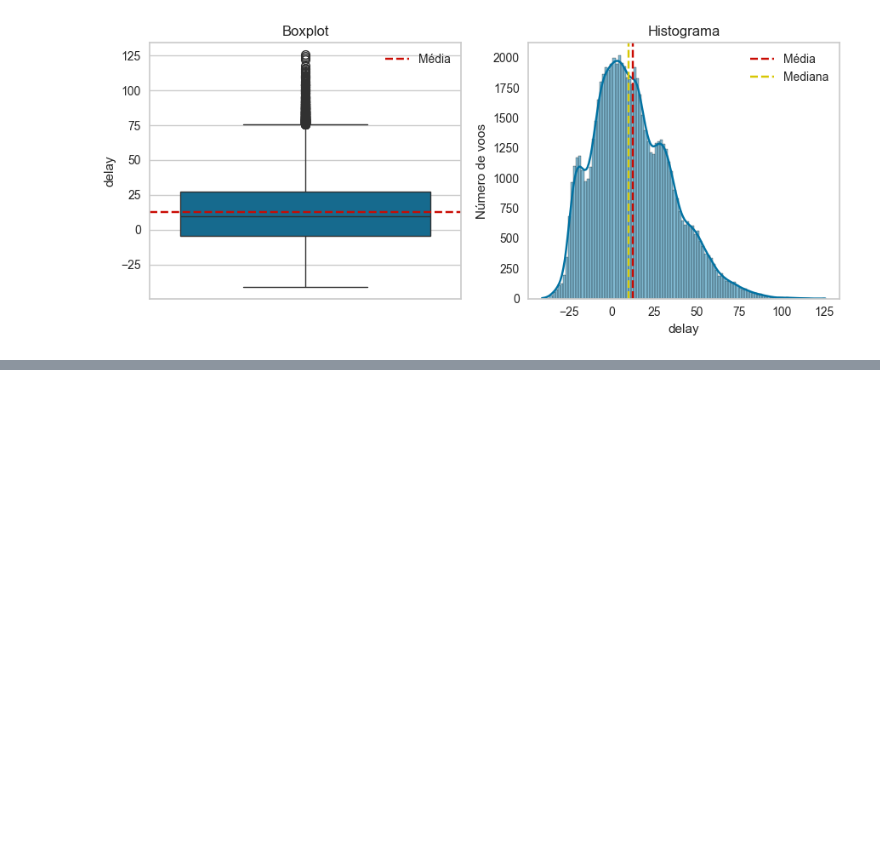
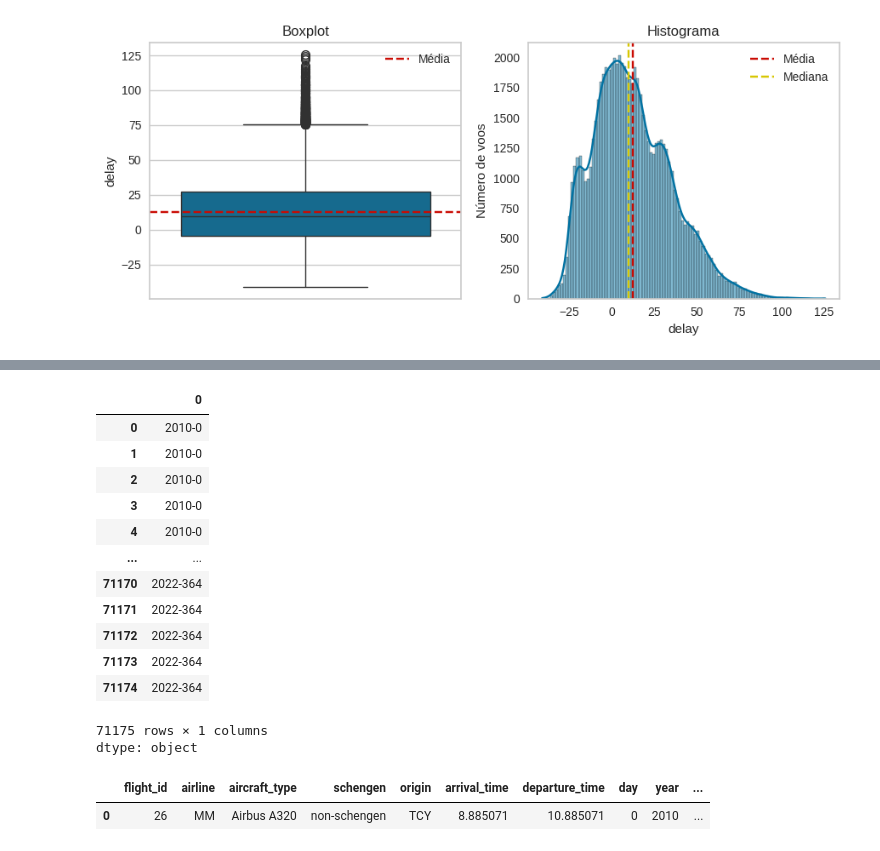
Before and after one commit to moises-rb/DS_ONE, a Jupyter notebook: Estatistica_MachineLearning/7 - IA_Aumentada_Prevendo_Atrasos_Voos/Projeto_AtrasoEmVoos.ipynb, the cells around one changed output, grey strips where cells are left out. Cells and saved outputs as stored; diff of their text form; code cells hidden in the pictures; blank space fills up the shorter version.

```diff
--- a/Estatistica_MachineLearning/7 - IA_Aumentada_Prevendo_Atrasos_Voos/Projeto_AtrasoEmVoos.ipynb
+++ b/Estatistica_MachineLearning/7 - IA_Aumentada_Prevendo_Atrasos_Voos/Projeto_AtrasoEmVoos.ipynb
@@ -185,0 +244,26 @@ plt.show()
+# %%
+dados['year'].astype(str) + '-' + dados['day'].astype(str)
+# %% [output]
+|  | 0 |
+| 0 | 2010-0 |
+| 1 | 2010-0 |
+| 2 | 2010-0 |
+| 3 | 2010-0 |
+| 4 | 2010-0 |
+| ... | ... |
+| 71170 | 2022-364 |
+| 71171 | 2022-364 |
+| 71172 | 2022-364 |
+| 71173 | 2022-364 |
+| 71174 | 2022-364 |
+71175 rows × 1 columns
+dtype: object
+# %%
+pd.to_datetime(
+    dados['year'].astype(str) + '-' + (dados['day'] + 1).astype(str),  # Adiciona 1 ao dia
+    format='%Y-%j'
+)
+dados.head(1)
+# %% [output]
+|  | flight_id | airline | aircraft_type | schengen | origin | arrival_time | departure_time | day | year | ... |
+| 0 | 26 | MM | Airbus A320 | non-schengen | TCY | 8.885071 | 10.885071 | 0 | 2010 | ... |
```
Also changed, not shown: parts of 11 cells of this notebook.
